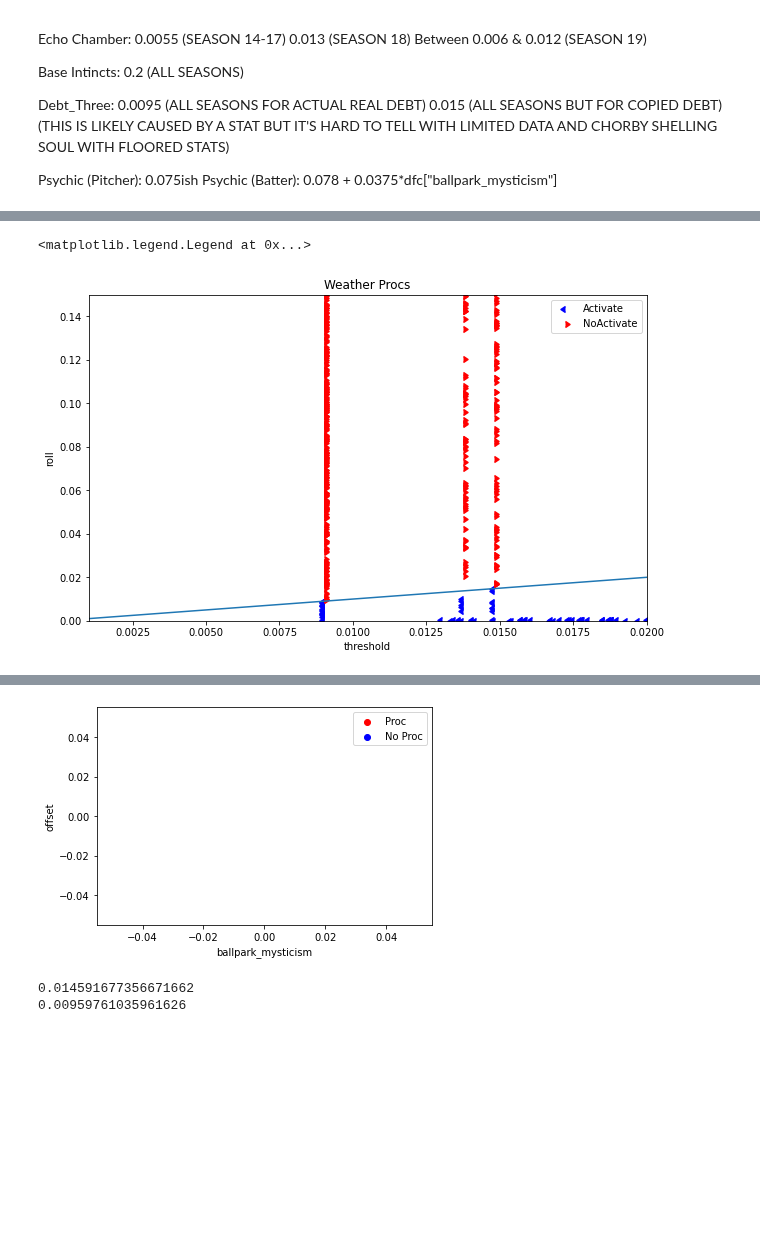
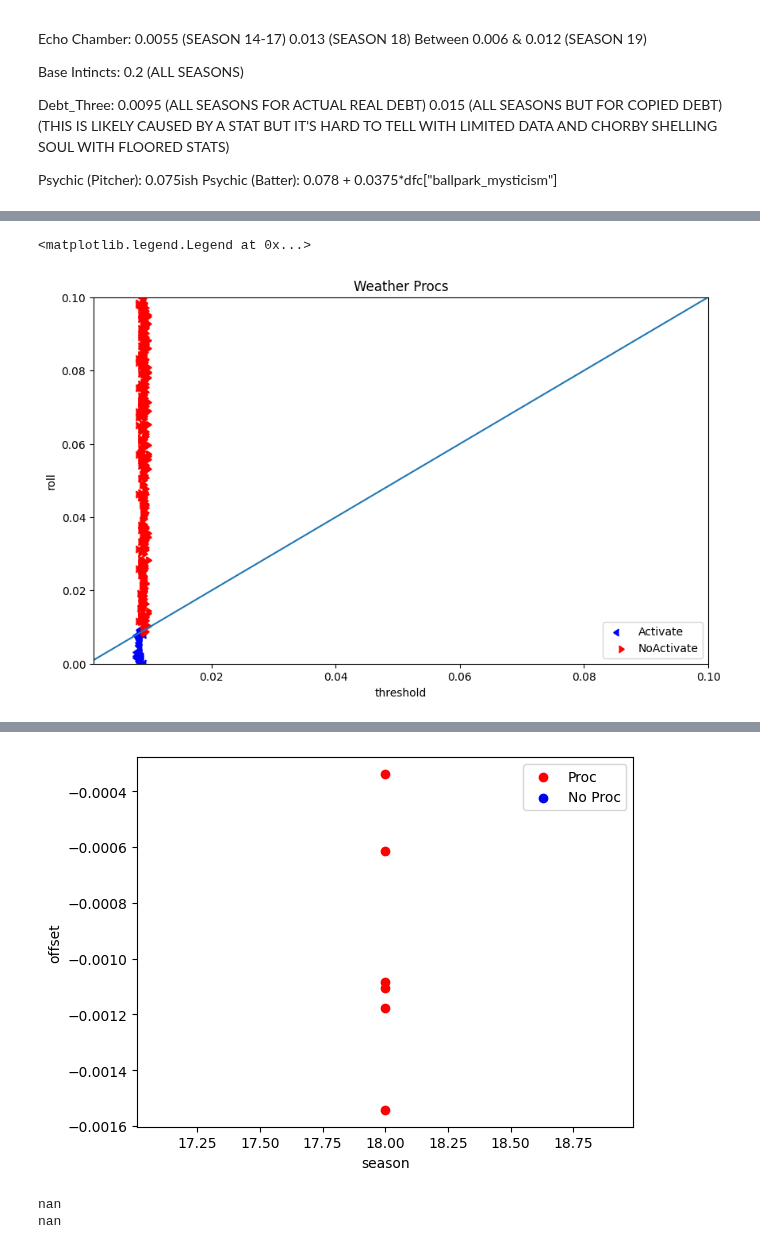
Before and after one commit to xSke/resim, a Jupyter notebook: notebooks/ModificationProcs.ipynb, the cells around one changed output, grey strips where cells are left out. Saved outputs shown, nothing was run; the diff lists cells and outputs as text; code cells hidden in the pictures; blank space fills up the shorter version.

```diff
--- a/notebooks/ModificationProcs.ipynb
+++ b/notebooks/ModificationProcs.ipynb
@@ -179,3 +60,26 @@ def get_fielder_mul(row):
+# %%
+df["ruth_vibes"] = load.player_attribute(
+    # These values are mandatory: the dataframe, the player role, and the attribute
+    df, 'pitcher', 'ruthlessness',
+    # These are all optional, and the default values are as they appear here
+    vibes=True, mods=True, items=True, broken_items=True
+)
+df["cold_vibes"] = load.player_attribute(df, 'pitcher', 'coldness', vibes=True, mods=True, items=True, broken_items=True)
+df["opw_vibes"] = load.player_attribute(df, 'pitcher', 'overpowerment', vibes=True, mods=True, items=True, broken_items=True)
+df["shakes_vibes"] = load.player_attribute(df, 'pitcher', 'shakespeareanism', vibes=True, mods=True, items=True, broken_items=True)
+df["supp_vibes"] = load.player_attribute(df, 'pitcher', 'suppression', vibes=True, mods=True, items=True, broken_items=True)
+df["unthwack_vibes"] = load.player_attribute(df, 'pitcher', 'unthwackability', vibes=True, mods=True, items=True, broken_items=True)
+
+df["forwardness"] = load.stadium_attribute(df, 'forwardness', center=False)
+df["mysticism"] = load.stadium_attribute(df, 'mysticism', center=False)
+df["fortification"] = load.stadium_attribute(df, 'fortification', center=False)
+df["obtuseness"] = load.stadium_attribute(df, 'obtuseness', center=False)
+df["grandiosity"] = load.stadium_attribute(df, 'grandiosity', center=False)
+df["ominousness"] = load.stadium_attribute(df, 'ominousness', center=False)
+df["inconvenience"] = load.stadium_attribute(df, 'inconvenience', center=False)
+df["viscosity"] = load.stadium_attribute(df, 'viscosity', center=False)
+df["elongation"] = load.stadium_attribute(df, 'elongation', center=False)
+df["filthiness"] = load.stadium_attribute(df, 'filthiness', center=False)
 # %%
 dfc = df.copy()
 for exclude_mod in []:
@@ -204,12 +110,8 @@ acidic_events = ("Acidic Pitch", "Not Acidic Pitch")
 double_strike_events = ("Double Strike", "Single Strike")
 hotel_motel_events = ("Hotel", "Notel")
 
-include_events = double_strike_events
+include_events = hotel_motel_events
 
 dfc = dfc[dfc["event_type"].astype(str).isin(include_events)]
 
-if "Hotel" in include_events:
-    # These rolls are not in the right place currently
-    dfc = dfc[~dfc["inning"] == -1]
-
 len(dfc)
@@ -274,6 +184,5 @@ print(len(dfc[dfc["passed"]]))
-# %%
-
-dfc["threshold"] = 0.009 + 0.011274885732420673*dfc["pitcher_ruthlessness"]
+# %%
+dfc["threshold"] = 0.01
 # %%
 x_val = "threshold"
 fig, ax = plt.subplots(1, figsize=(10, 6))
@@ -285,18 +194,18 @@ ax.plot([0, 1], [0, 1])
 ax.set_xlabel(x_val)
 ax.set_ylabel('roll')
 ax.set_title("Weather Procs")
-ax.set_xlim([0.001, 0.02])
-ax.set_ylim([0.0, 0.15])
+ax.set_xlim([0.001, 0.1])
+ax.set_ylim([0.0, 0.1])
 ax.legend()
 # %% [output]
 <matplotlib.legend.Legend at 0x...>
-[figure, old version]
+[figure, new version]
 # %%
 dfc["offset"] = dfc["roll"] - dfc["threshold"]
 outliers = dfc[(dfc["passed"] & (dfc["offset"] > 0)) | (~dfc["passed"] & (dfc["offset"] < 0))]
 #outliers = outliers[outliers["pitcher_musclitude"] > 0.07]
 fig, ax = plt.subplots(1)
-x_val = "ballpark_mysticism"
+x_val = "season"
 y_val = "offset"
 ax.scatter(outliers[~outliers['passed']][x_val], outliers[~outliers['passed']][y_val], color="red", label="Proc")
 ax.scatter(outliers[outliers['passed']][x_val], outliers[outliers['passed']][y_val], color="blue", label="No Proc")
@@ -306,7 +215,7 @@ ax.legend()
 
 table = outliers
 table[["offset", "event_type", "season",
-       "roll", "threshold", "ballpark_forwardness",
+       "roll", "threshold", "mysticism",
        "batter_name", "pitcher_name", "batter_mods", "pitcher_mods",
-       "day",  "game_id", "play_count"]].sort_values('offset')
+       "season", "day",  "game_id", "play_count"]].sort_values('offset')
 # %% [output]
@@ -314,7 +229,7 @@ table[["offset", "event_type", "season",
-[figure, old version]
+[figure, new version]
 # %%
-print(dfc[dfc["passed"]]["roll"].max())
-print(dfc[~dfc["passed"]]["roll"].min())
+print(dfc[dfc["passed"] & (dfc["season"] > 18)]["roll"].max())
+print(dfc[~dfc["passed"] & (dfc["season"] > 18)]["roll"].min())
 # %% [output]
-0.014591677356671662
-0.00959761035961626
+nan
+nan
```
Also changed, not shown: parts of 9 cells of this notebook, 10 other files.
